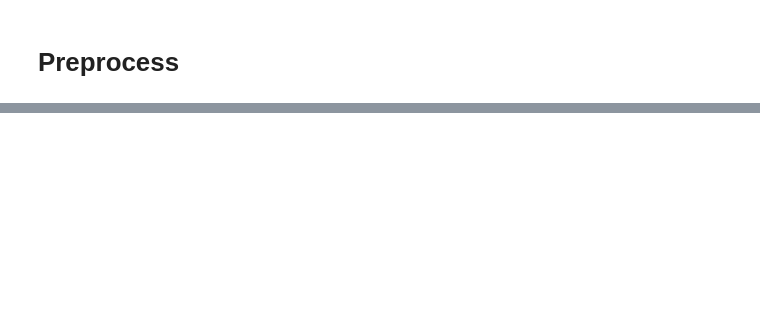
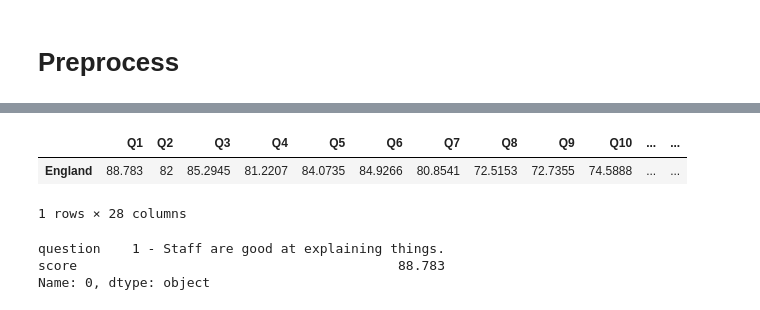
Before and after one commit to szelesaron/dissertation-code, a Jupyter notebook: cleaning-preprocess-EDA.ipynb, the cells around one changed output, grey strips where cells are left out. Saved outputs shown, nothing was run; the diff lists cells and outputs as text; code cells hidden in the pictures; blank space fills up the shorter version.

```diff
--- a/cleaning-preprocess-EDA.ipynb
+++ b/cleaning-preprocess-EDA.ipynb
@@ -76,6 +76,8 @@ def preprocess(file, sheet_name):
     return df, sum(response_counts)/len(df)
 # %%
 eng_18, eng_18_avgres = preprocess(covid_data, "England")
+# %%
+eng_18 = eng_18.T
 # %%
 eng_18
 # %% [output]
@@ -102,0 +92,19 @@ eng_18_avgres
+# %%
+df = eng_18.rename(columns= lambda x: "Q"+str(x+1)) #rename
+df.drop("question", inplace = True, axis = "rows") #drop
+# %%
+df.rename(index = {"score": "England"}, inplace = True)
+# %%
+df["avg_res"] = eng_18_avgres
+# %%
+df
+# %% [output]
+|  | Q1 | Q2 | Q3 | Q4 | Q5 | Q6 | Q7 | Q8 | Q9 | Q10 | ... | ... |
+| England | 88.783 | 82 | 85.2945 | 81.2207 | 84.0735 | 84.9266 | 80.8541 | 72.5153 | 72.7355 | 74.5888 | ... | ... |
+1 rows × 28 columns
+# %%
+eng_18.iloc[0,:]
+# %% [output]
+question    1 - Staff are good at explaining things.
+score                                         88.783
+Name: 0, dtype: object
```
Also changed, not shown: parts of 4 cells of this notebook.
